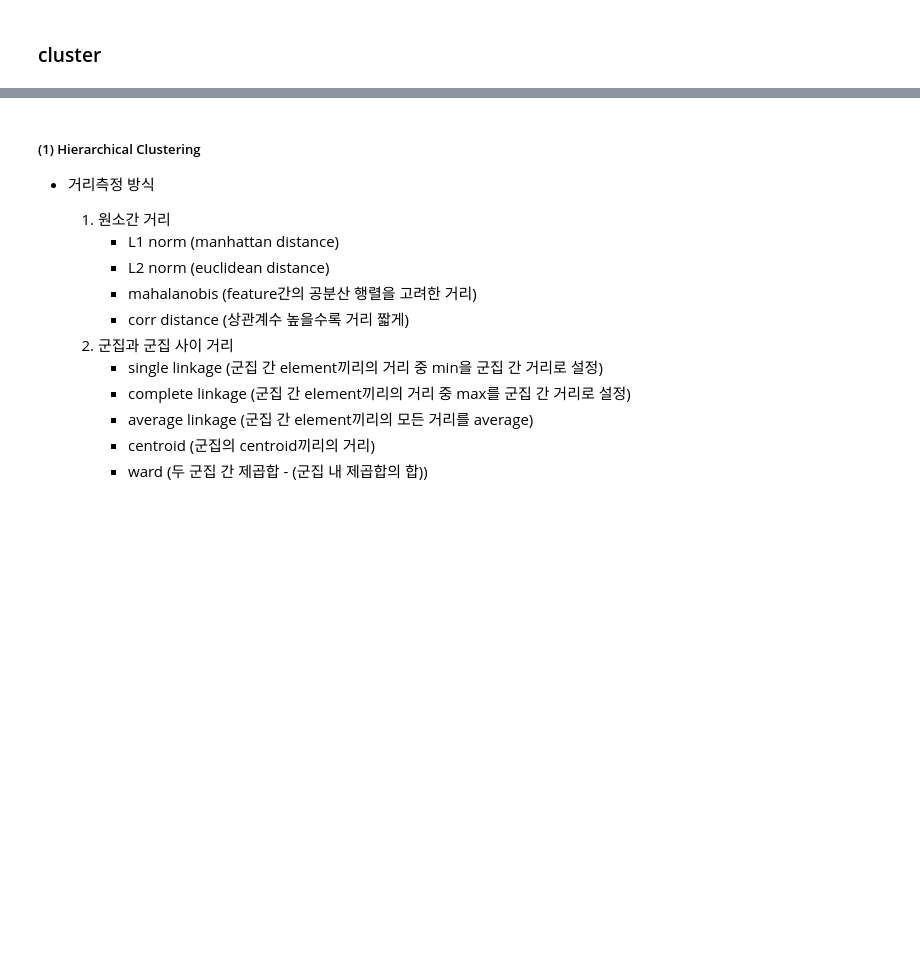
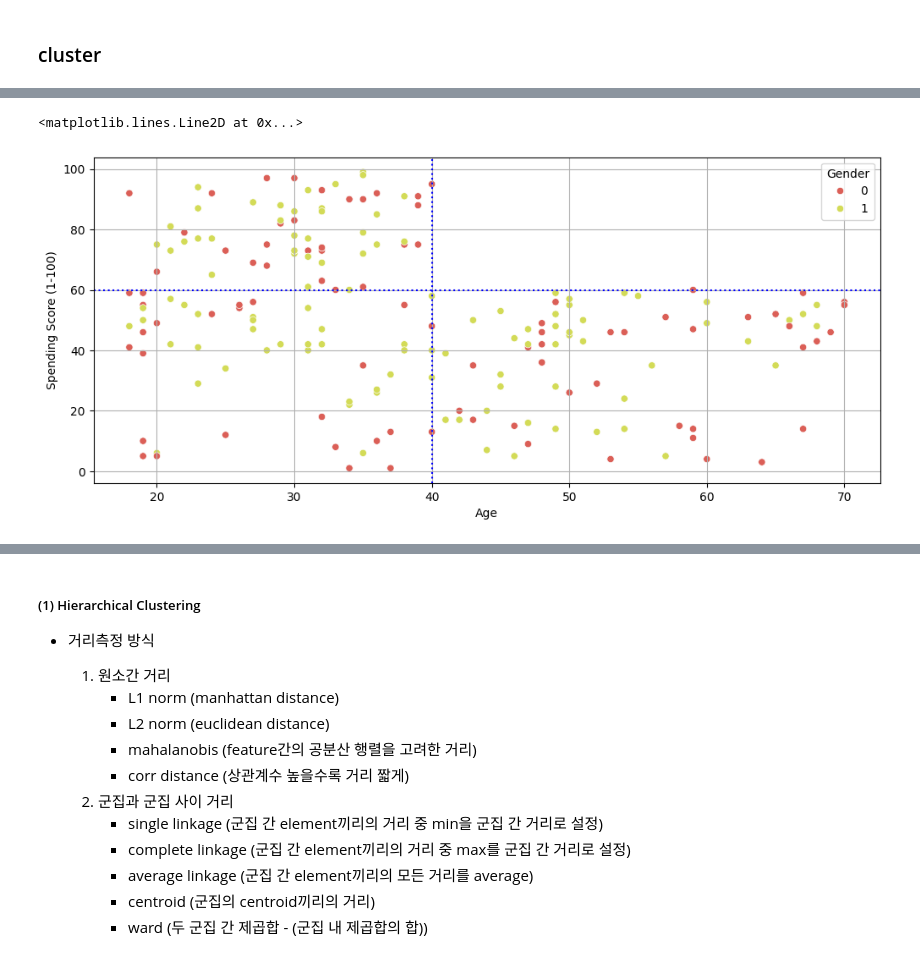
Before and after one commit to hugwolf77/sim, a Jupyter notebook: MLnote/08_clustering.ipynb, the cells around one changed output, grey strips where cells are left out. Drawn from its saved outputs; the diff is of its cells as text; code cells hidden in the pictures; blank space fills up the shorter version.

```diff
--- a/MLnote/08_clustering.ipynb
+++ b/MLnote/08_clustering.ipynb
@@ -146,8 +205,11 @@ axs[1,1].set_title("scatter & Inference Estimatation line : FeMale")
 # %%
-# scatter plot by x='Age', y='Spending Score
+regplot(x='Age', y='Annual Income (k$)', data=df, order=2, color='g', ax=axs[0,1]).grid()
 
 plt.figure(figsize=(12, 5))
 sns.scatterplot(x='Age', y='Spending Score (1-100)', data=df, hue='Gender').grid()
 plt.axvline(40, 0, 100, ls=':', color='b')
 plt.axhline(60, 0, 80, ls=':', color='b')
+# %% [output]
+<matplotlib.lines.Line2D at 0x...>
+[figure, added]
 # %%
```
Also changed, not shown: parts of 29 cells of this notebook, 2 other files.
